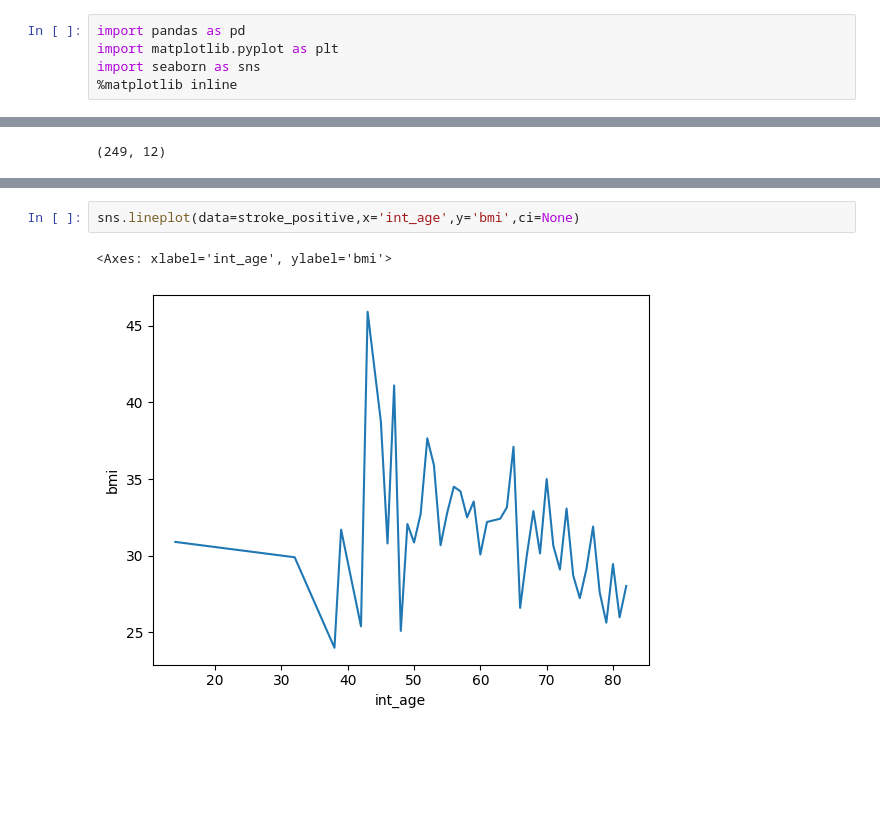
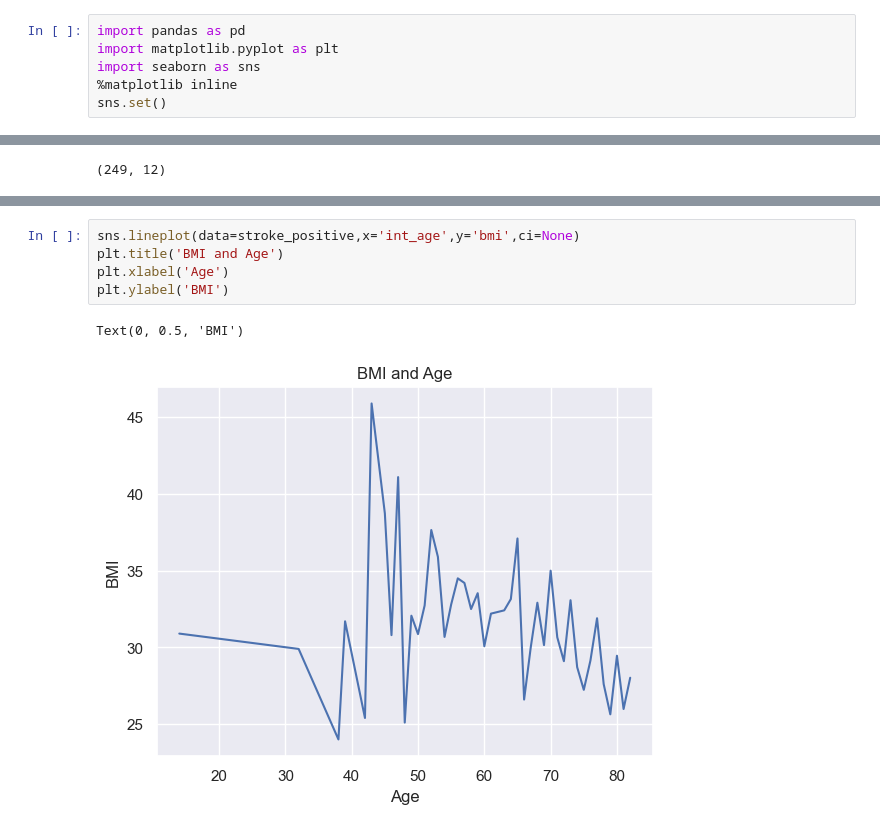
Before and after one commit to sivaramthampi/ML-model-on-stroke-dataset, a Jupyter notebook: View/ML_model_on_stroke_dataset.ipynb, the cells around one changed output, grey strips where cells are left out. Cells and saved outputs as stored; diff of their text form; blank space fills up the shorter version.

```diff
--- a/View/ML_model_on_stroke_dataset.ipynb
+++ b/View/ML_model_on_stroke_dataset.ipynb
@@ -6,3 +6,4 @@ import pandas as pd
 import matplotlib.pyplot as plt
 import seaborn as sns
 %matplotlib inline
+sns.set()
@@ -228,5 +256,8 @@ plt.show()
 # %%
 sns.lineplot(data=stroke_positive,x='int_age',y='bmi',ci=None)
+plt.title('BMI and Age')
+plt.xlabel('Age')
+plt.ylabel('BMI')
 # %% [output]
-<Axes: xlabel='int_age', ylabel='bmi'>
+Text(0, 0.5, 'BMI')
-[figure, old version]
+[figure, new version]
```
Also changed, not shown: parts of 14 cells of this notebook.
